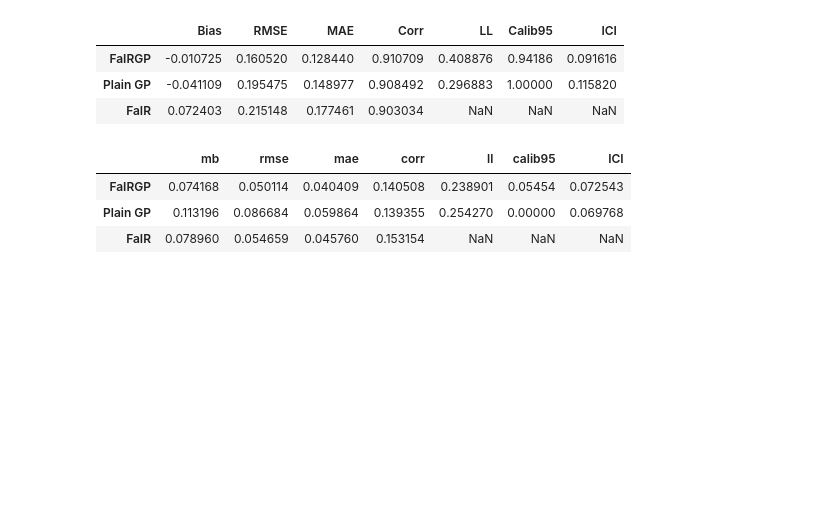
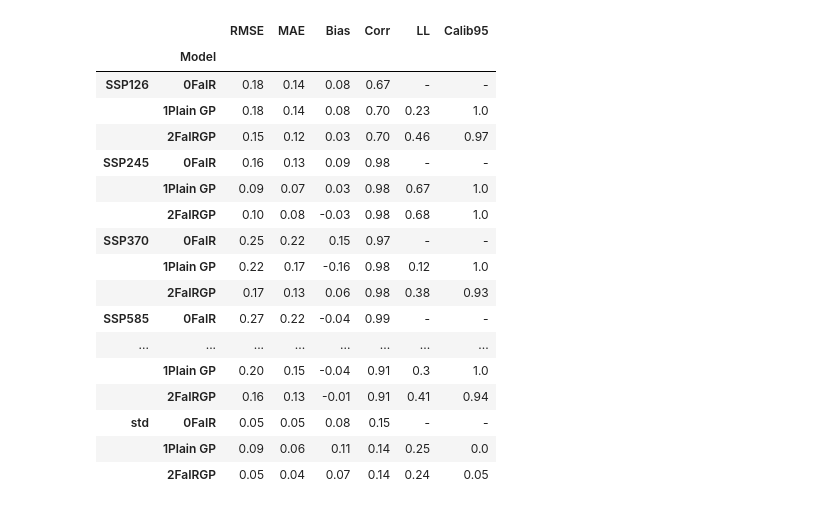
Before and after one commit to shahineb/FaIRGP, a Jupyter notebook: notebooks/SSP-experiment-score-analysis.ipynb, the cells around one changed output. Saved outputs shown, nothing was run; the diff lists cells and outputs as text; code cells hidden in the pictures; blank space fills up the shorter version.

```diff
--- a/notebooks/SSP-experiment-score-analysis.ipynb
+++ b/notebooks/SSP-experiment-score-analysis.ipynb
@@ -2,10 +2,24 @@
 import numpy as np
 import pandas as pd
 # %%
+ssps = ['SSP126', 'SSP245', 'SSP370', 'SSP585']
+
 fairgp_scores = pd.read_csv('../data/experiments/outputs/ssps/GFaIR/cv-scores.csv')
+fairgp_scores.index = ssps
+fairgp_scores.index.name = 'SSP'
+
 gp_scores = pd.read_csv('../data/experiments/outputs/ssps/plain-GP/cv-scores.csv')
+gp_scores.index = ssps
+gp_scores.index.name = 'SSP'
+
 fair_scores = pd.read_csv('../data/experiments/outputs/ssps/FaIR/cv-scores.csv')
+fair_scores.index = ssps
+fair_scores.index.name = 'SSP'
 # %%
 fairgp_summary = fairgp_scores.aggregate(['mean', 'std'])
 gp_summary = gp_scores.aggregate(['mean', 'std'])
 fair_summary = fair_scores.aggregate(['mean', 'std'])
+
+fairgp_scores = pd.concat([fairgp_scores, fairgp_summary])
+gp_scores = pd.concat([gp_scores, gp_summary])
+fair_scores = pd.concat([fair_scores, fair_summary])
@@ -26,15 +26,31 @@ stddev.columns = metrics_cols
+# %%
+fairgp_scores['Model'] = '2FaIRGP'
+gp_scores['Model'] = '1Plain GP'
+fair_scores['Model'] = '0FaIR'
+metrics_cols = ['Bias', 'RMSE', 'MAE', 'Corr', 'LL', 'Calib95', 'ICI']
+full_scores = pd.concat([fairgp_scores, gp_scores, fair_scores]).sort_index().set_index('Model', append=True)
+full_scores.columns = metrics_cols
+full_scores = full_scores[['RMSE', 'MAE', 'Bias', 'Corr', 'LL', 'Calib95']].sort_index().round(2)
 # %%
-results.to_latex('./ssp-experiment-mean-scores.tex')
+results = full_scores[['RMSE', 'MAE', 'Bias', 'Corr', 'LL', 'Calib95']].fillna('-')
+results.to_latex('./tables/ssp-experiment-global-scores.tex')
 results
 # %% [output]
-|  | Bias | RMSE | MAE | Corr | LL | Calib95 | ICI |
-| FaIRGP | -0.010725 | 0.160520 | 0.128440 | 0.910709 | 0.408876 | 0.94186 | 0.091616 |
-| Plain GP | -0.041109 | 0.195475 | 0.148977 | 0.908492 | 0.296883 | 1.00000 | 0.115820 |
-| FaIR | 0.072403 | 0.215148 | 0.177461 | 0.903034 | NaN | NaN | NaN |
+|  |  | RMSE | MAE | Bias | Corr | LL | Calib95 |
+|  | Model |  |  |  |  |  |  |
+| SSP126 | 0FaIR | 0.18 | 0.14 | 0.08 | 0.67 | - | - |
+|  | 1Plain GP | 0.18 | 0.14 | 0.08 | 0.70 | 0.23 | 1.0 |
+|  | 2FaIRGP | 0.15 | 0.12 | 0.03 | 0.70 | 0.46 | 0.97 |
+| SSP245 | 0FaIR | 0.16 | 0.13 | 0.09 | 0.98 | - | - |
+|  | 1Plain GP | 0.09 | 0.07 | 0.03 | 0.98 | 0.67 | 1.0 |
+|  | 2FaIRGP | 0.10 | 0.08 | -0.03 | 0.98 | 0.68 | 1.0 |
+| SSP370 | 0FaIR | 0.25 | 0.22 | 0.15 | 0.97 | - | - |
+|  | 1Plain GP | 0.22 | 0.17 | -0.16 | 0.98 | 0.12 | 1.0 |
+|  | 2FaIRGP | 0.17 | 0.13 | 0.06 | 0.98 | 0.38 | 0.93 |
+| SSP585 | 0FaIR | 0.27 | 0.22 | -0.04 | 0.99 | - | - |
+| ... | ... | ... | ... | ... | ... | ... | ... |
+|  | 1Plain GP | 0.20 | 0.15 | -0.04 | 0.91 | 0.3 | 1.0 |
+|  | 2FaIRGP | 0.16 | 0.13 | -0.01 | 0.91 | 0.41 | 0.94 |
+| std | 0FaIR | 0.05 | 0.05 | 0.08 | 0.15 | - | - |
+|  | 1Plain GP | 0.09 | 0.06 | 0.11 | 0.14 | 0.25 | 0.0 |
+|  | 2FaIRGP | 0.05 | 0.04 | 0.07 | 0.14 | 0.24 | 0.05 |
-# %%
-stddev
-# %% [output]
-|  | mb | rmse | mae | corr | ll | calib95 | ICI |
-| FaIRGP | 0.074168 | 0.050114 | 0.040409 | 0.140508 | 0.238901 | 0.05454 | 0.072543 |
-| Plain GP | 0.113196 | 0.086684 | 0.059864 | 0.139355 | 0.254270 | 0.00000 | 0.069768 |
-| FaIR | 0.078960 | 0.054659 | 0.045760 | 0.153154 | NaN | NaN | NaN |
```
Also changed, not shown: parts of 1 cell of this notebook, 16 other files.
